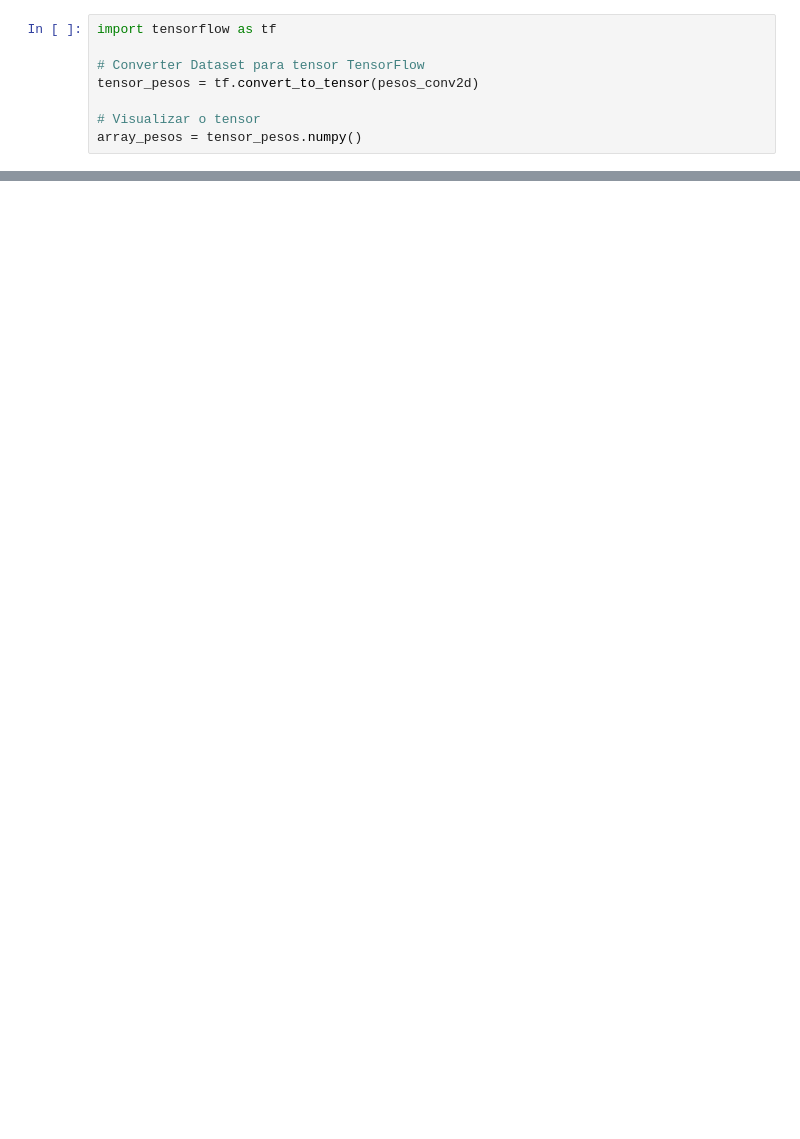
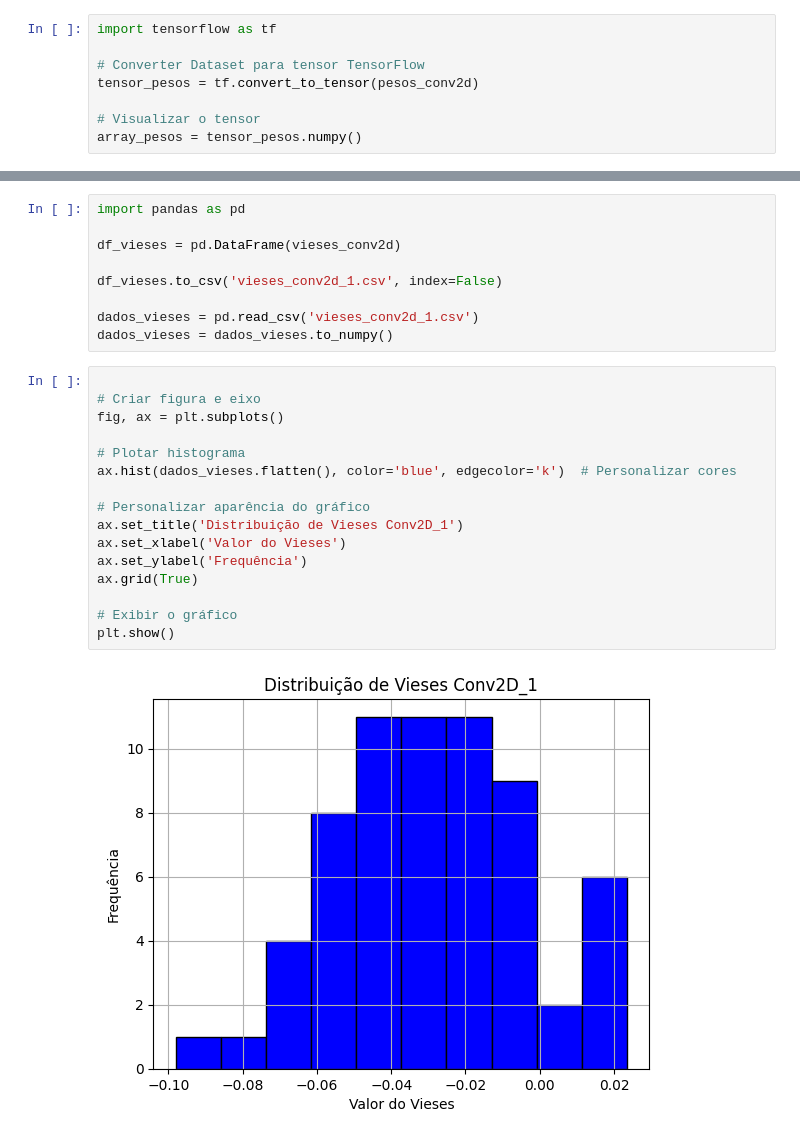
Before and after one commit to rodrigogrego/tensor-flow-retinopatia-diabetica, a Jupyter notebook: model_h5_process.ipynb, the cells around one changed output, grey strips where cells are left out. Saved outputs shown, nothing was run; the diff lists cells and outputs as text; blank space fills up the shorter version.

```diff
--- a/model_h5_process.ipynb
+++ b/model_h5_process.ipynb
@@ -179,0 +247,27 @@ plt.show()
+# %%
+import pandas as pd
+
+df_vieses = pd.DataFrame(vieses_conv2d)
+
+df_vieses.to_csv('vieses_conv2d_1.csv', index=False)
+
+dados_vieses = pd.read_csv('vieses_conv2d_1.csv')
+dados_vieses = dados_vieses.to_numpy()
+# %%
+
+# Criar figura e eixo
+fig, ax = plt.subplots()
+
+# Plotar histograma
+ax.hist(dados_vieses.flatten(), color='blue', edgecolor='k')  # Personalizar cores
+
+# Personalizar aparência do gráfico
+ax.set_title('Distribuição de Vieses Conv2D_1')
+ax.set_xlabel('Valor do Vieses')
+ax.set_ylabel('Frequência')
+ax.grid(True)
+
+# Exibir o gráfico
+plt.show()
+# %% [output]
+[figure, added]
```
Also changed, not shown: parts of 30 cells of this notebook.
